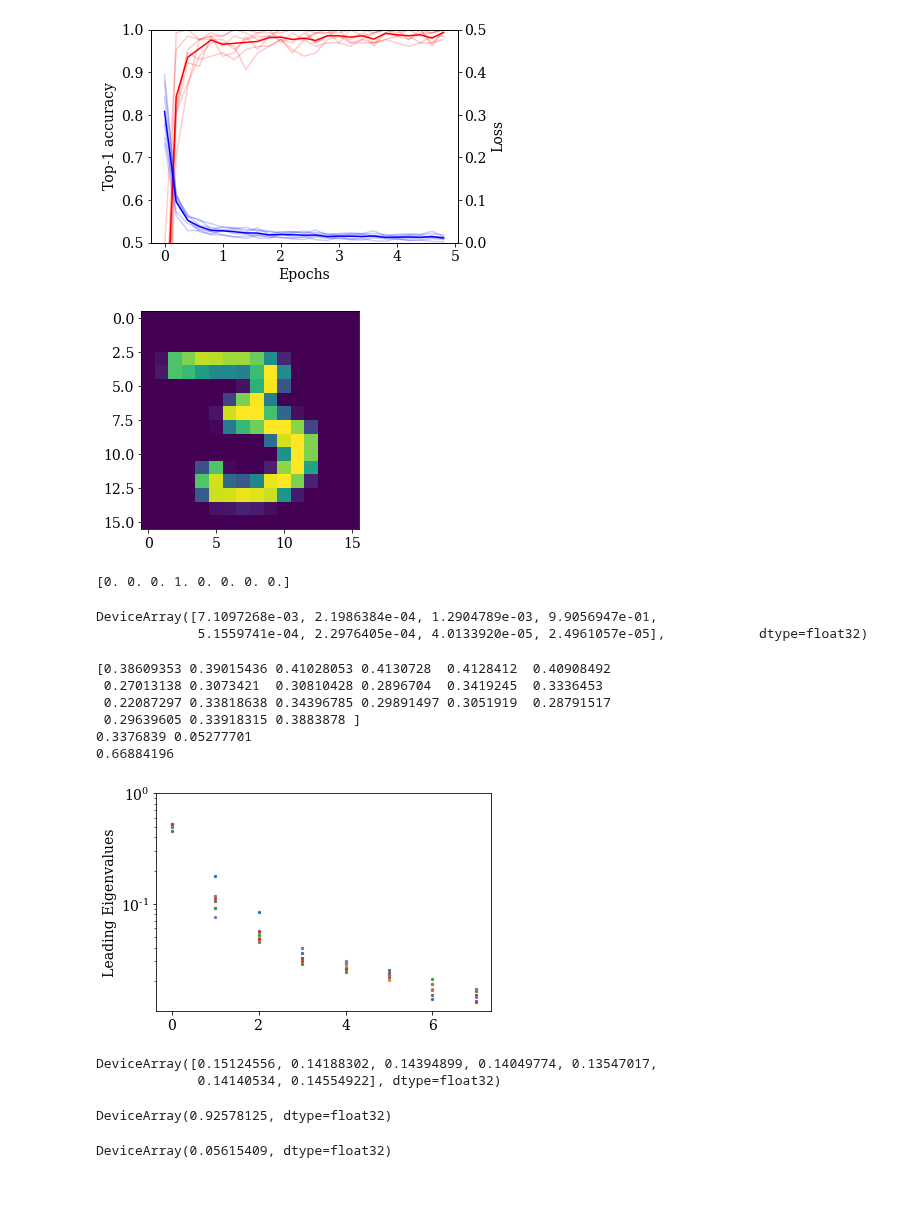
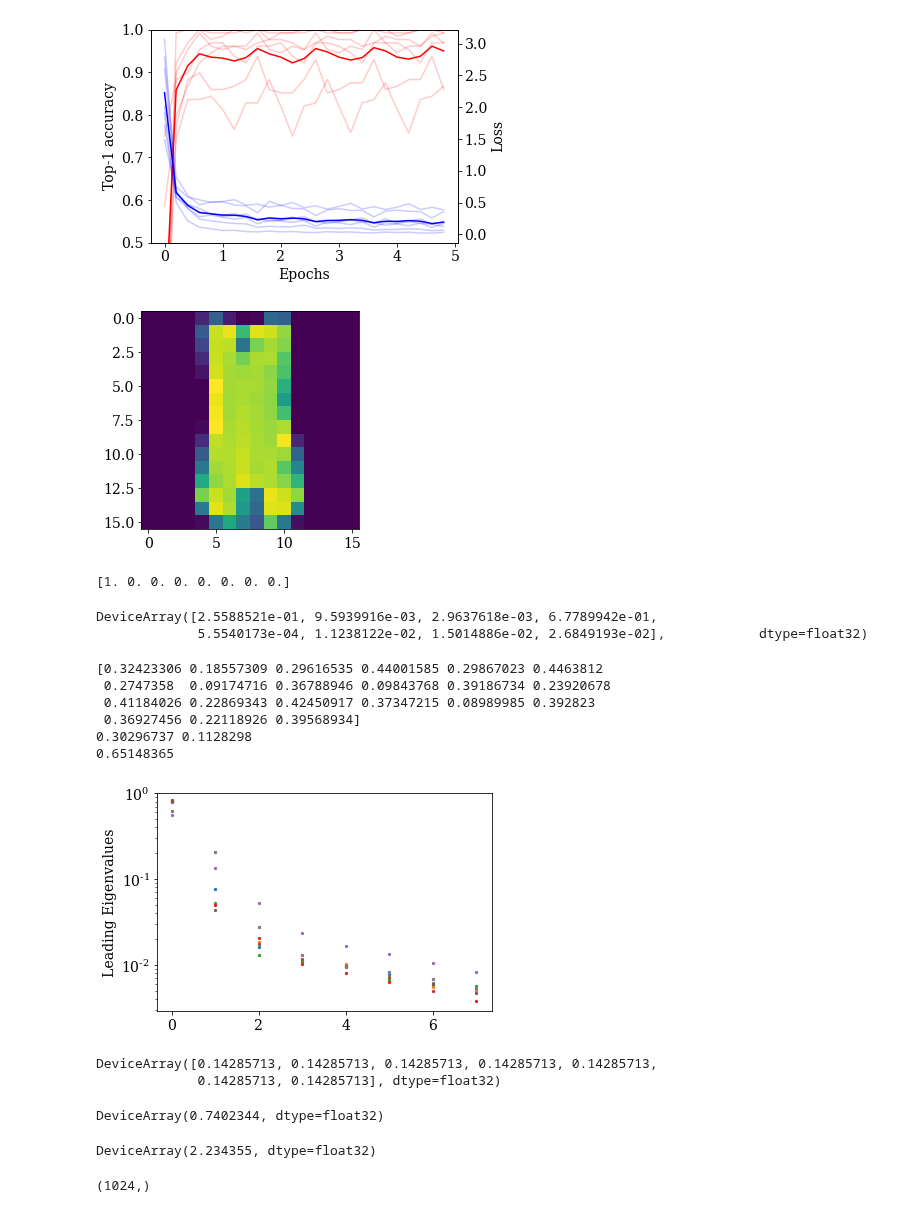
Before and after one commit to haimengzhao/quantum-fed-infer, a Jupyter notebook: qFedInf.ipynb, the cells around one changed output. Cells and saved outputs as stored; diff of their text form; code cells hidden in the pictures.

```diff
--- a/qFedInf.ipynb
+++ b/qFedInf.ipynb
@@ -27,8 +27,8 @@ tf.random.set_seed(42)
 # %%
-dataset = 'mnist'
-# dataset = 'fashion'
-readout_mode = 'softmax'
-# readout_mode = 'sample'
+# dataset = 'mnist'
+dataset = 'fashion'
+# readout_mode = 'softmax'
+readout_mode = 'sample'
 encoding_mode = 'vanilla'
 # encoding_mode = 'mean'
 # encoding_mode = 'half'
@@ -102,7 +102,7 @@ def loss(params, x, y, k):
     c = tc.Circuit(n, inputs=x)
     c = clf(params, c, k)
     probs = readout(c)
-    return -jnp.mean(y * jnp.log(probs))
+    return -jnp.mean(jnp.sum(y * jnp.log(probs + 1e-7), axis=-1))
 loss = K.jit(loss, static_argnums=[3])
 # %%
 def accuracy(params, x, y, k):
@@ -291,26 +291,26 @@ epoch 4, 80/96: loss=0.0078, acc=1.0000
 # %%
 for acc_curve in all_train_acc:
     plt.plot(acc_curve, c='red', alpha=0.2)
 avg_acc_curve = jnp.mean(jnp.array(all_train_acc), axis=0)
 plt.plot(avg_acc_curve, c='red', label='accuracy')
 plt.ylim(0.5, 1)
 plt.ylabel('Top-1 accuracy')
 plt.xlabel('Epochs')
 plt.twinx()
 
 for loss_curve in all_train_loss:
     plt.plot(loss_curve, c='blue', alpha=0.2)
 avg_loss_curve = jnp.mean(jnp.array(all_train_loss), axis=0)
 plt.plot(avg_loss_curve, c='blue', label='loss')
-plt.ylim(0, 0.5)
+# plt.ylim(0, 0.5)
 plt.ylabel('Loss')
 
 plt.xticks([0, 5, 10, 15, 20, 25], [0, 1, 2, 3, 4, 5])
 plt.tight_layout()
 plt.savefig(f'./{dataset}/client_loss_acc.pdf')
 plt.show()
 # %% [output]
-[figure, old version]
+[figure, new version]
 # %%
 def pred(params, x, k):
     c = tc.Circuit(n, inputs=x)
@@ -326,10 +326,10 @@ plt.show()
 print(y_train_node[i])
 pred(params_list[2], x_train_node[i], k)
 # %% [output]
-[figure, old version]
+[figure, new version]
-[0. 0. 0. 1. 0. 0. 0. 0.]
+[1. 0. 0. 0. 0. 0. 0. 0.]
-DeviceArray([7.1097268e-03, 2.1986384e-04, 1.2904789e-03, 9.9056947e-01,
-             5.1559741e-04, 2.2976405e-04, 4.0133920e-05, 2.4961057e-05],            dtype=float32)
+DeviceArray([2.5588521e-01, 9.5939916e-03, 2.9637618e-03, 6.7789942e-01,
+             5.5540173e-04, 1.1238122e-02, 1.5014886e-02, 2.6849193e-02],            dtype=float32)
 # %%
 density_est_list = []
 p_node = []
@@ -353,12 +353,12 @@ print(trace_dist_list)
 print(jnp.mean(trace_dist_list), jnp.std(trace_dist_list))
 print((1 + jnp.mean(trace_dist_list)) / 2)
 # %% [output]
-[0.38609353 0.39015436 0.41028053 0.4130728  0.4128412  0.40908492
- 0.27013138 0.3073421  0.30810428 0.2896704  0.3419245  0.3336453
- 0.22087297 0.33818638 0.34396785 0.29891497 0.3051919  0.28791517
- 0.29639605 0.33918315 0.3883878 ]
-0.3376839 0.05277701
-0.66884196
+[0.32423306 0.18557309 0.29616535 0.44001585 0.29867023 0.4463812
+ 0.2747358  0.09174716 0.36788946 0.09843768 0.39186734 0.23920678
+ 0.41184026 0.22869343 0.42450917 0.37347215 0.08989985 0.392823
+ 0.36927456 0.22118926 0.39568934]
+0.30296737 0.1128298
+0.65148365
 # %%
 for i in range(n_node):
     plt.scatter(jnp.arange(8), jnp.linalg.eigh(density_est_list[i])[0][::-1][:8], s=5)
@@ -367,12 +367,12 @@ plt.ylabel('Leading Eigenvalues')
 plt.ylim(top=1)
 plt.show()
 # %% [output]
-[figure, old version]
+[figure, new version]
 # %%
 p_node
 # %% [output]
-DeviceArray([0.15124556, 0.14188302, 0.14394899, 0.14049774, 0.13547017,
-             0.14140534, 0.14554922], dtype=float32)
+DeviceArray([0.14285713, 0.14285713, 0.14285713, 0.14285713, 0.14285713,
+             0.14285713, 0.14285713], dtype=float32)
 # %%
 def pred_comb_with_gmm(params, x, gmm_scores, k, d_mode='GMM'):
     dm_list = []
@@ -418,8 +418,12 @@ def pred_comb(params, x, k, d_mode='GMM'):
 # %%
 jnp.mean(pred_comb(params_list, x_test[:1024], k, d_mode='GMM').argmax(axis=-1) == y_test[:1024].argmax(axis=-1))
 # %% [output]
-DeviceArray(0.92578125, dtype=float32)
+DeviceArray(0.7402344, dtype=float32)
 # %%
--jnp.mean(jnp.log(pred_comb(params_list, x_test[:1024], k, d_mode='GMM')) * y_test[:1024])
+-jnp.mean(jnp.sum(jnp.log(pred_comb(params_list, x_test[:1024], k, d_mode='GMM')) * y_test[:1024], axis=-1))
 # %% [output]
-DeviceArray(0.05615409, dtype=float32)
+DeviceArray(2.234355, dtype=float32)
+# %%
+pred_comb(params_list, x_test[:1024], k, d_mode='GMM').max(axis=-1).shape
+# %% [output]
+(1024,)
```
Also changed, not shown: parts of 8 cells of this notebook, 5 other files.
